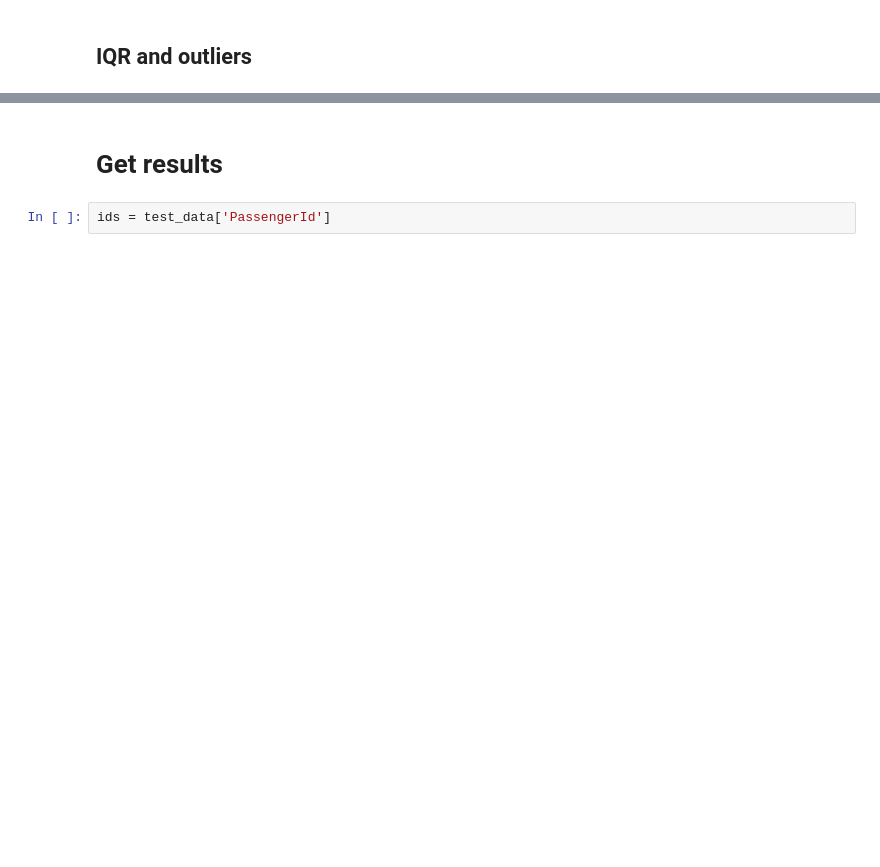
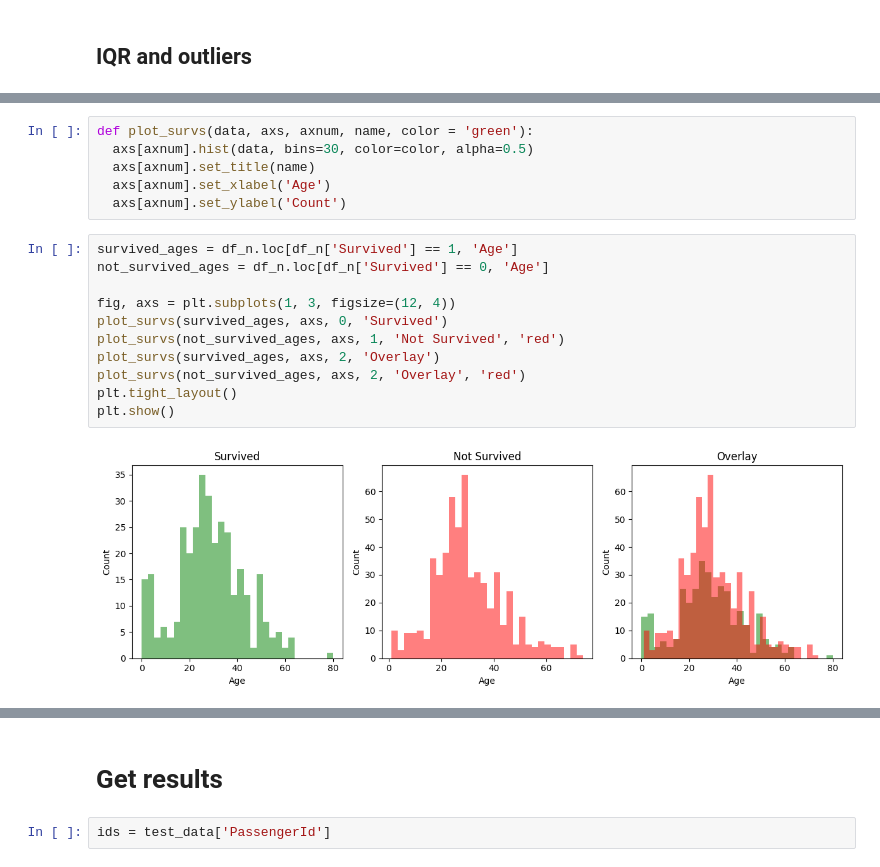
Before and after one commit to Dimildizio/WorksOnMyMachine, a Jupyter notebook: TitanicEDA.ipynb, the cells around one changed output, grey strips where cells are left out. Drawn from its saved outputs; the diff is of its cells as text; blank space fills up the shorter version.

```diff
--- a/TitanicEDA.ipynb
+++ b/TitanicEDA.ipynb
@@ -365,0 +354,19 @@ df.head()
+# %%
+def plot_survs(data, axs, axnum, name, color = 'green'):
+  axs[axnum].hist(data, bins=30, color=color, alpha=0.5)
+  axs[axnum].set_title(name)
+  axs[axnum].set_xlabel('Age')
+  axs[axnum].set_ylabel('Count')
+# %%
+survived_ages = df_n.loc[df_n['Survived'] == 1, 'Age']
+not_survived_ages = df_n.loc[df_n['Survived'] == 0, 'Age']
+
+fig, axs = plt.subplots(1, 3, figsize=(12, 4))
+plot_survs(survived_ages, axs, 0, 'Survived')
+plot_survs(not_survived_ages, axs, 1, 'Not Survived', 'red')
+plot_survs(survived_ages, axs, 2, 'Overlay')
+plot_survs(not_survived_ages, axs, 2, 'Overlay', 'red')
+plt.tight_layout()
+plt.show()
+# %% [output]
+[figure, added]
```
Also changed, not shown: parts of 24 cells of this notebook.
